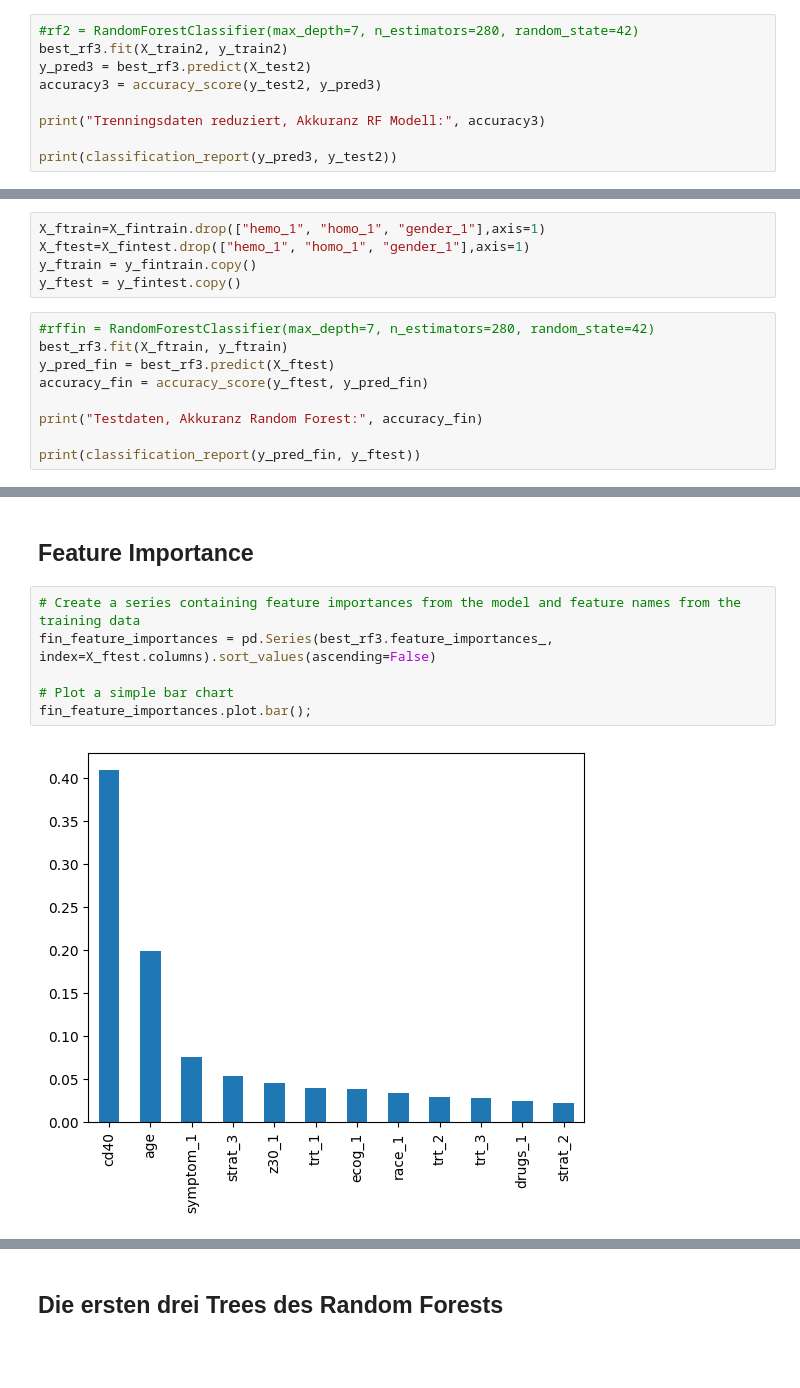
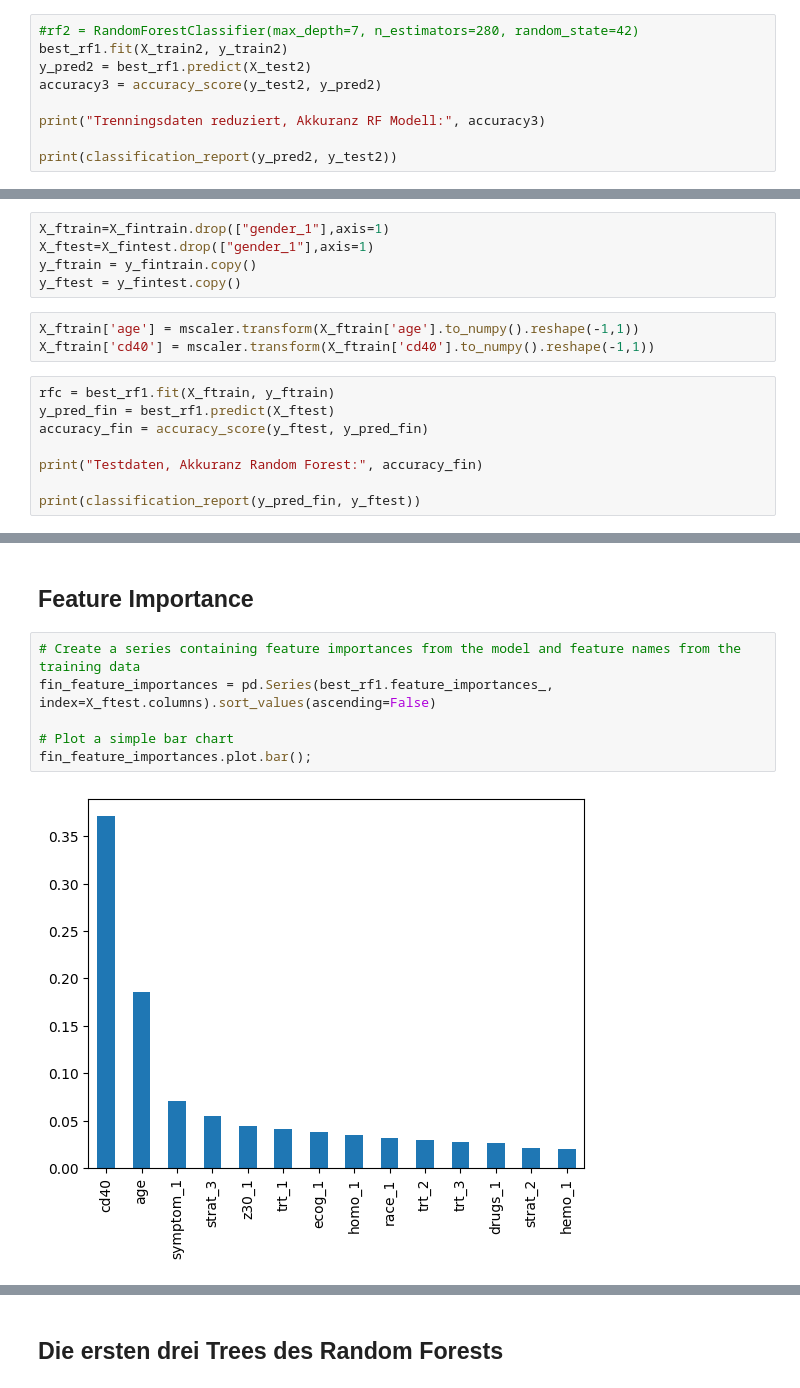
Before and after one commit to bogatyr-e/ml-prediction-aids, a Jupyter notebook: src/ml-survival-project.ipynb, the cells around one changed output, grey strips where cells are left out. Drawn from its saved outputs; the diff is of its cells as text; blank space fills up the shorter version.

```diff
--- a/src/ml-survival-project.ipynb
+++ b/src/ml-survival-project.ipynb
@@ -411,11 +408,11 @@ print('Die optimalen Hyperparameter für RF (Random Search):',  rand_search.best
 Die optimalen Hyperparameter für RF (Random Search): {'max_depth': 7, 'n_estimators': 280}
 # %%
 #rf2 = RandomForestClassifier(max_depth=7, n_estimators=280, random_state=42)
-best_rf3.fit(X_train2, y_train2)
-y_pred3 = best_rf3.predict(X_test2)
-accuracy3 = accuracy_score(y_test2, y_pred3)
+best_rf1.fit(X_train2, y_train2)
+y_pred2 = best_rf1.predict(X_test2)
+accuracy3 = accuracy_score(y_test2, y_pred2)
 
 print("Trenningsdaten reduziert, Akkuranz RF Modell:", accuracy3)
 
-print(classification_report(y_pred3, y_test2))
+print(classification_report(y_pred2, y_test2))
 # %% [output]
@@ -481,12 +451,14 @@ dtype: float64
 # %%
-X_ftrain=X_fintrain.drop(["hemo_1", "homo_1", "gender_1"],axis=1)
-X_ftest=X_fintest.drop(["hemo_1", "homo_1", "gender_1"],axis=1)
+X_ftrain=X_fintrain.drop(["gender_1"],axis=1)
+X_ftest=X_fintest.drop(["gender_1"],axis=1)
 y_ftrain = y_fintrain.copy()
 y_ftest = y_fintest.copy()
+# %%
+X_ftrain['age'] = mscaler.transform(X_ftrain['age'].to_numpy().reshape(-1,1))
+X_ftrain['cd40'] = mscaler.transform(X_ftrain['cd40'].to_numpy().reshape(-1,1))
 # %%
-#rffin = RandomForestClassifier(max_depth=7, n_estimators=280, random_state=42)
-best_rf3.fit(X_ftrain, y_ftrain)
-y_pred_fin = best_rf3.predict(X_ftest)
+rfc = best_rf1.fit(X_ftrain, y_ftrain)
+y_pred_fin = best_rf1.predict(X_ftest)
 accuracy_fin = accuracy_score(y_ftest, y_pred_fin)
 
 print("Testdaten, Akkuranz Random Forest:", accuracy_fin)
@@ -524,12 +522,12 @@ Der Unterschied in den Testdaten ist um 0.01 Punkte geringer.
 ## Feature Importance
 # %%
 # Create a series containing feature importances from the model and feature names from the training data
-fin_feature_importances = pd.Series(best_rf3.feature_importances_, index=X_ftest.columns).sort_values(ascending=False)
+fin_feature_importances = pd.Series(best_rf1.feature_importances_, index=X_ftest.columns).sort_values(ascending=False)
 
 # Plot a simple bar chart
 fin_feature_importances.plot.bar();
 # %% [output]
-[figure, old version]
+[figure, new version]
 # %%
 print(fin_feature_importances)
 # %% [output]
```
Also changed, not shown: parts of 43 cells of this notebook, 1 other file.
